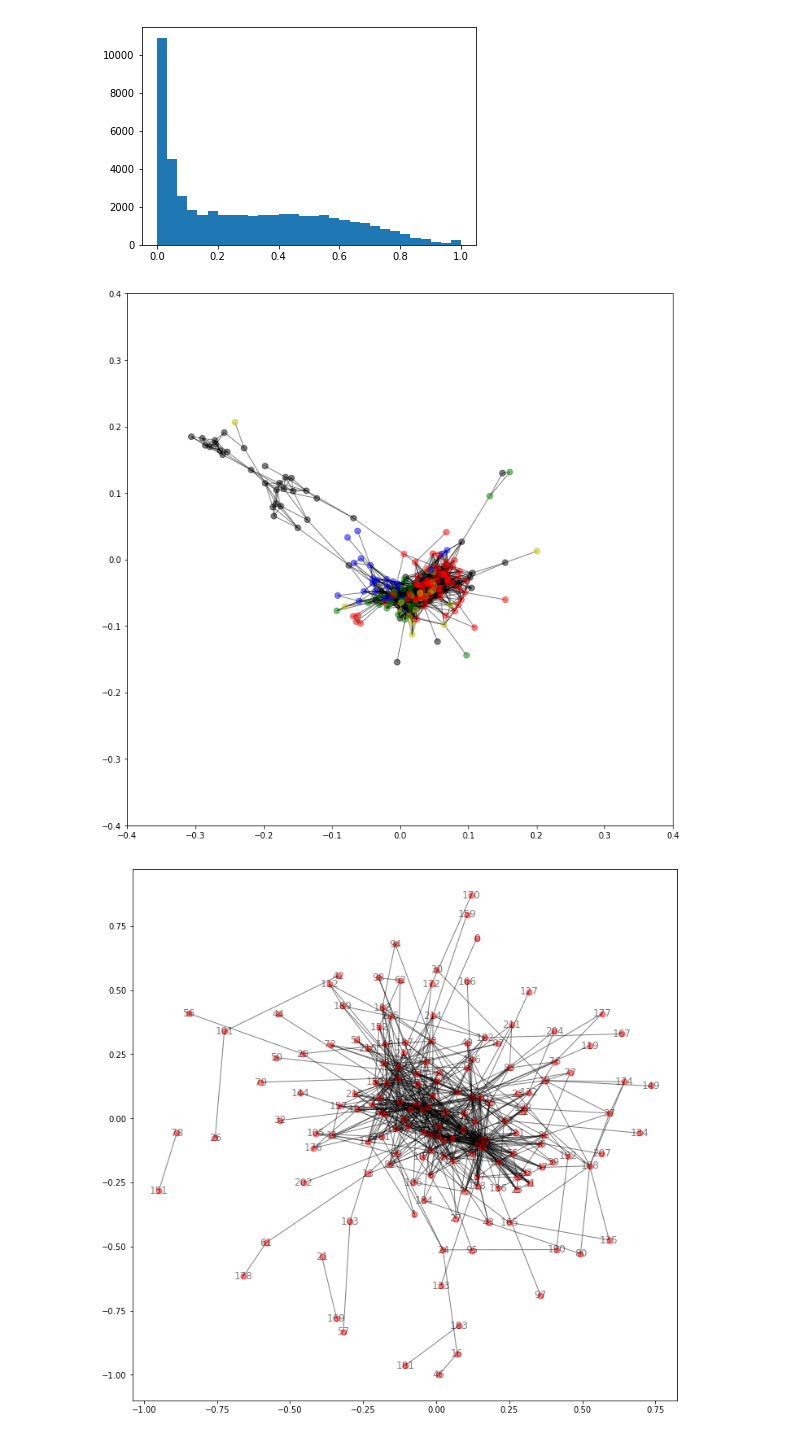
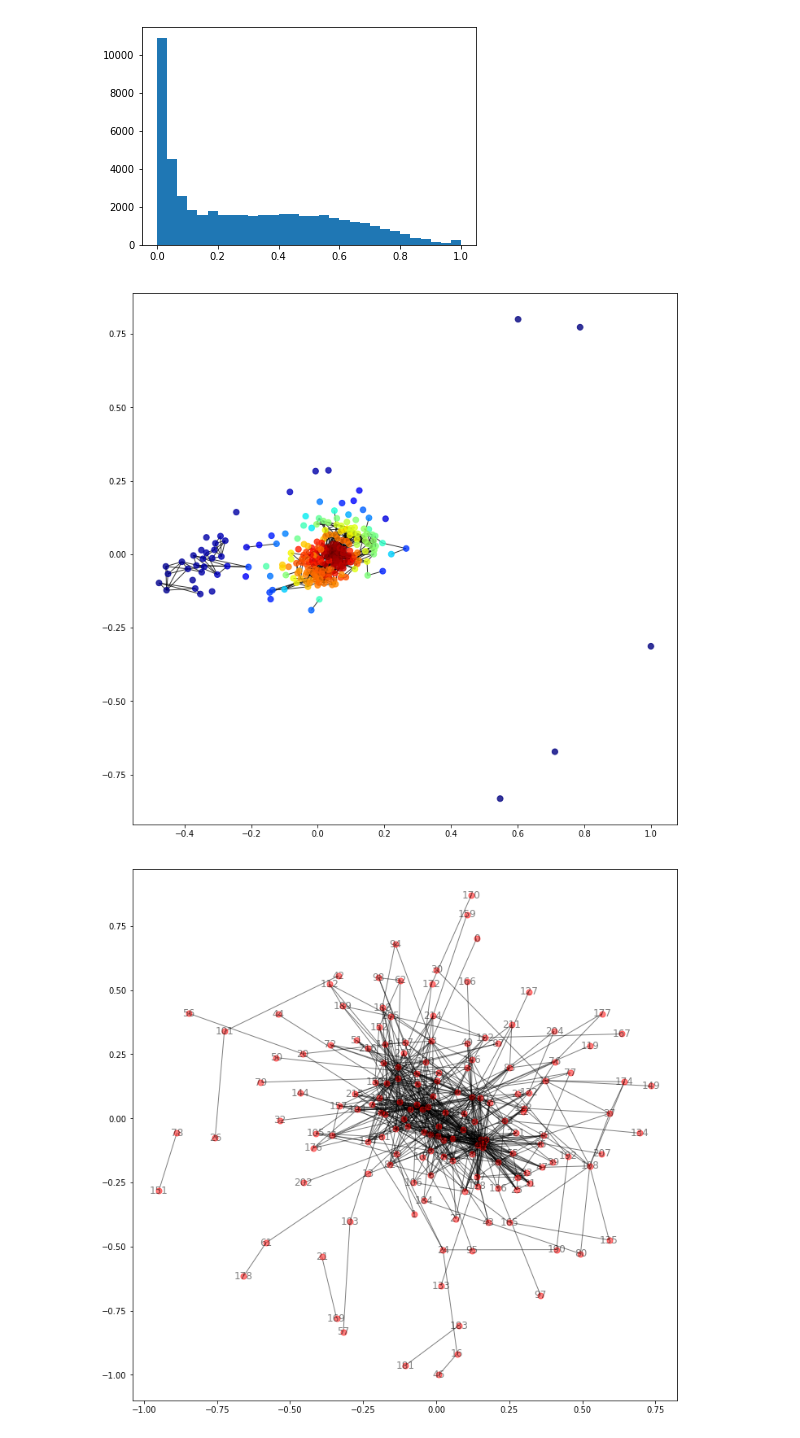
Before and after one commit to alexanderheilman/recipe-vectorizer, a Jupyter notebook: notebooks/chili-graph.ipynb, the cells around one changed output. Cells and saved outputs as stored; diff of their text form; code cells hidden in the pictures.

```diff
--- a/notebooks/chili-graph.ipynb
+++ b/notebooks/chili-graph.ipynb
@@ -153,32 +154,36 @@ plt.hist(cosine_sims.flatten(), bins=30);
 cosine_sims * (cosine_sims > 0.5).astype(int);
 # %%
 G_weighted = nx.Graph()
-node_colors = []
+#node_colors = []
 for i, num in enumerate(label_nums):
     G_weighted.add_node(i)
-    node_colors.append(np.array(['r','y','g','b','k'])[num])
+    #node_colors.append(np.array(['r','y','g','b','k'])[num])
 edges_to_show = []
 for i, row in enumerate(cosine_sims):
     for j in range(i+1, len(cosine_sims)):
-        if cosine_sims[i,j] > 0.7:
+        if cosine_sims[i,j] > 0.3:
             G_weighted.add_edge(i, j, weight=1000*cosine_sims[i,j])
-        if cosine_sims[i,j] > 0.7:
+        if cosine_sims[i,j] > 0.8:
             edges_to_show.append((i,j))
+# %%
+eigen_centralities = nx.eigenvector_centrality(G_weighted)
+eigen_array = np.array([val for key, val in eigen_centralities.items()])
+node_colors = [cm.jet(eig/np.max(eigen_array)) for eig in eigen_array]
 # %%
 fig, ax = plt.subplots(figsize=(12,12))
-spring = nx.spring_layout(G_weighted, k=.4, weight='weight', seed=427)
+spring = nx.spring_layout(G_weighted, k=2, weight='weight', seed=427)
 nx.draw_networkx(G_weighted,
                  pos=spring,
                  node_size=50,
                  node_color=node_colors,
                  ax=ax,
-                 alpha=0.5,
+                 alpha=0.8,
                  with_labels=False,
                  edgelist=edges_to_show)
-ax.set_xlim(left=-.4, right=.4)
-ax.set_ylim(bottom=-.4, top=.4);
+#ax.set_xlim(left=-.4, right=.4)
+#ax.set_ylim(bottom=-.4, top=.4);
 # %% [output]
-[figure, old version]
+[figure, new version]
 # %%
 bool_matrix = df.values.astype(bool)
 # %%
```
Also changed, not shown: parts of 6 cells of this notebook, 1 other file.
